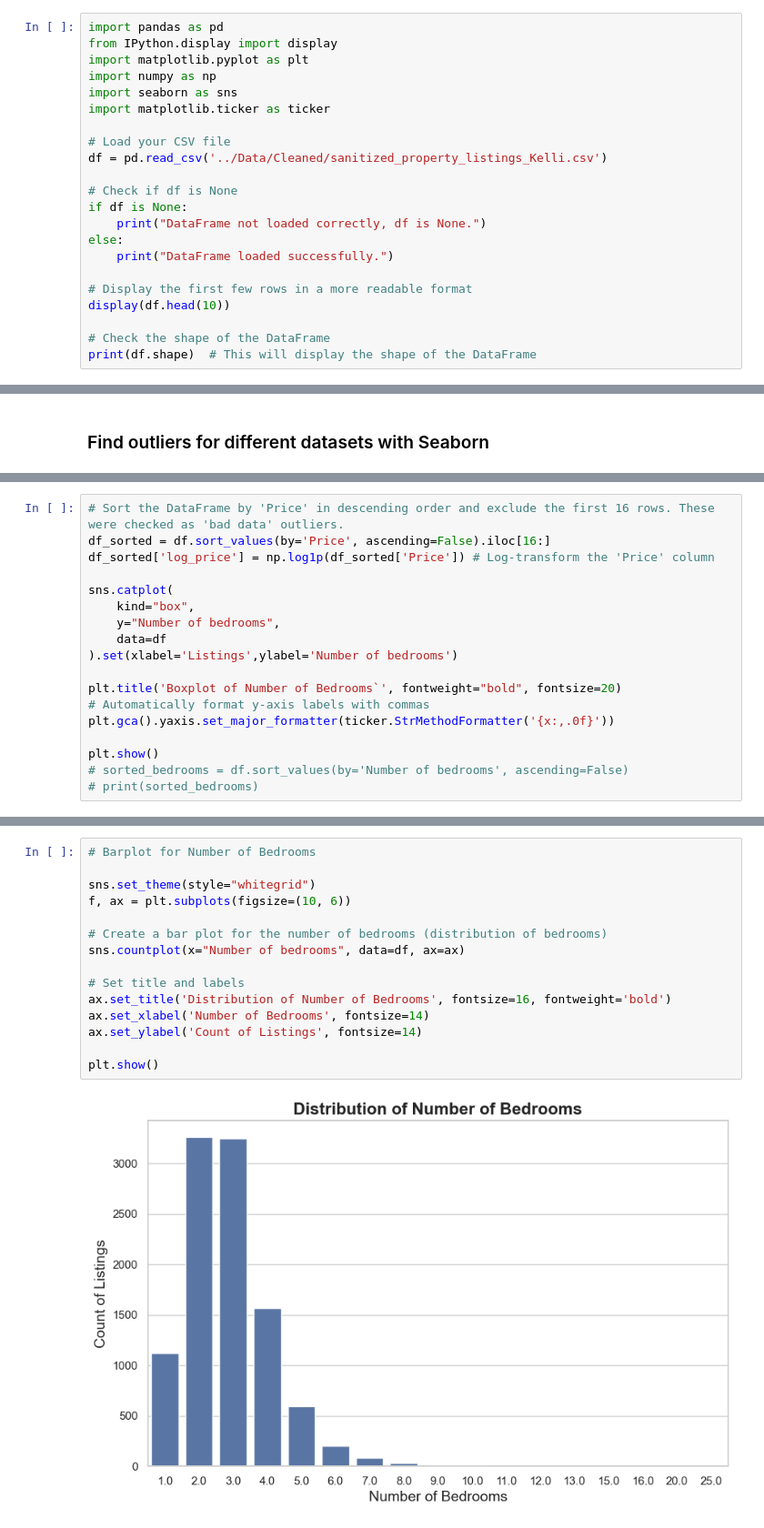
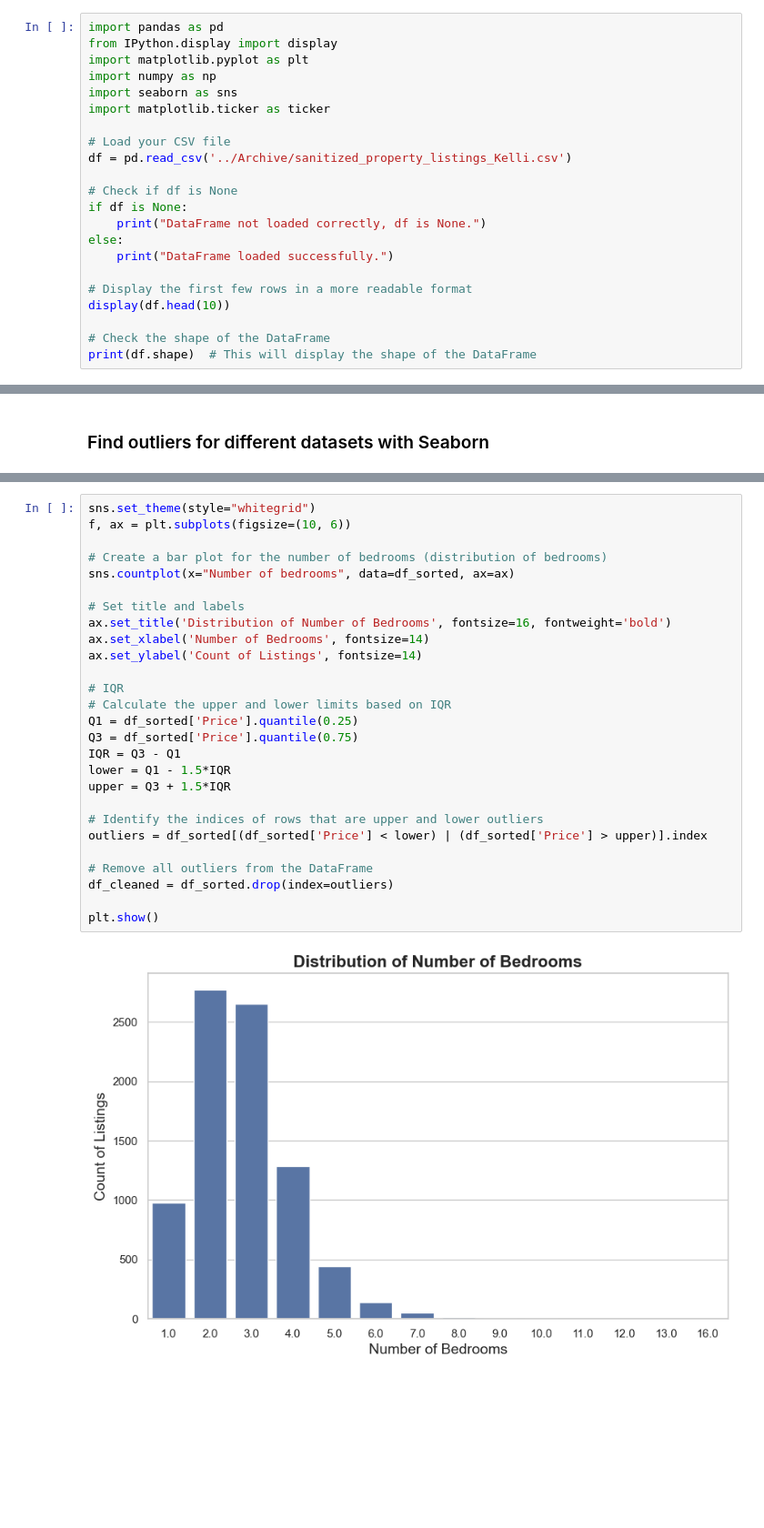
Before and after one commit to kgriff21/immoeliza_data_analysis, a Jupyter notebook: Analysis/Kelli_immoeliza_visualization.ipynb, the cells around one changed output, grey strips where cells are left out. Shown at 91% size. Cells and saved outputs as stored; diff of their text form; blank space fills up the shorter version.

```diff
--- a/Analysis/Kelli_immoeliza_visualization.ipynb
+++ b/Analysis/Kelli_immoeliza_visualization.ipynb
@@ -7,7 +7,7 @@ import seaborn as sns
 import matplotlib.ticker as ticker
 
 # Load your CSV file
-df = pd.read_csv('../Data/Cleaned/sanitized_property_listings_Kelli.csv')
+df = pd.read_csv('../Archive/sanitized_property_listings_Kelli.csv')
 
 # Check if df is None
 if df is None:
@@ -145,18 +267,0 @@ plt.show()
-# %%
-# Sort the DataFrame by 'Price' in descending order and exclude the first 16 rows. These were checked as 'bad data' outliers.
-df_sorted = df.sort_values(by='Price', ascending=False).iloc[16:]
-df_sorted['log_price'] = np.log1p(df_sorted['Price']) # Log-transform the 'Price' column
-
-sns.catplot(
-    kind="box",
-    y="Number of bedrooms",
-    data=df
-).set(xlabel='Listings',ylabel='Number of bedrooms')
-
-plt.title('Boxplot of Number of Bedrooms`', fontweight="bold", fontsize=20)
-# Automatically format y-axis labels with commas
-plt.gca().yaxis.set_major_formatter(ticker.StrMethodFormatter('{x:,.0f}'))
-
-plt.show()
-# sorted_bedrooms = df.sort_values(by='Number of bedrooms', ascending=False)
-# print(sorted_bedrooms)
@@ -165,17 +288,29 @@ plt.show()
 # %%
-# Barplot for Number of Bedrooms
-
 sns.set_theme(style="whitegrid")
 f, ax = plt.subplots(figsize=(10, 6))
 
 # Create a bar plot for the number of bedrooms (distribution of bedrooms)
-sns.countplot(x="Number of bedrooms", data=df, ax=ax)
+sns.countplot(x="Number of bedrooms", data=df_sorted, ax=ax)
 
 # Set title and labels
 ax.set_title('Distribution of Number of Bedrooms', fontsize=16, fontweight='bold')
 ax.set_xlabel('Number of Bedrooms', fontsize=14)
 ax.set_ylabel('Count of Listings', fontsize=14)
 
+# IQR
+# Calculate the upper and lower limits based on IQR
+Q1 = df_sorted['Price'].quantile(0.25)
+Q3 = df_sorted['Price'].quantile(0.75)
+IQR = Q3 - Q1
+lower = Q1 - 1.5*IQR
+upper = Q3 + 1.5*IQR
+
+# Identify the indices of rows that are upper and lower outliers
+outliers = df_sorted[(df_sorted['Price'] < lower) | (df_sorted['Price'] > upper)].index
+
+# Remove all outliers from the DataFrame
+df_cleaned = df_sorted.drop(index=outliers)
+
 plt.show()
 # %% [output]
-[figure, old version]
+[figure, new version]
```
Also changed, not shown: parts of 18 cells of this notebook, 4 other files.
